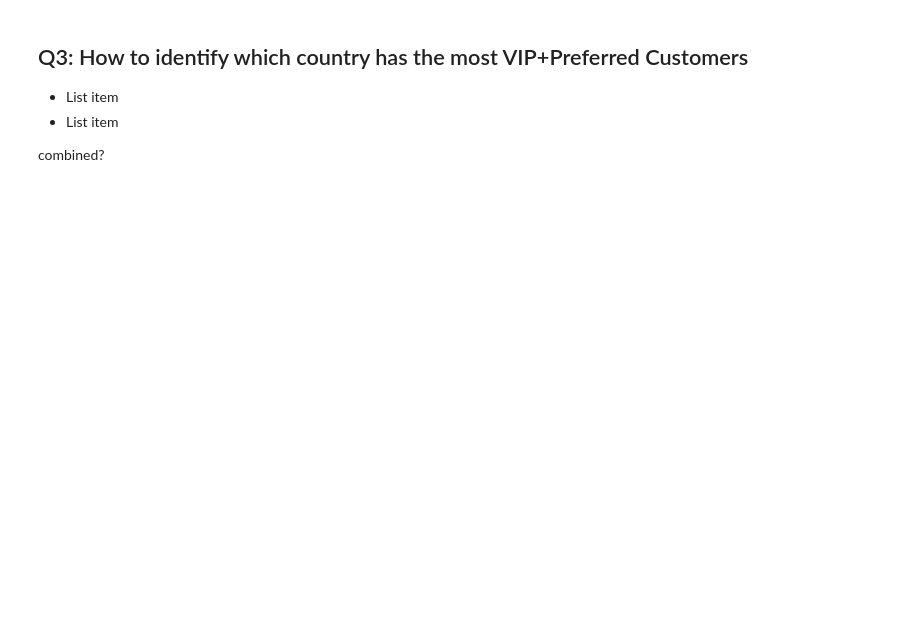
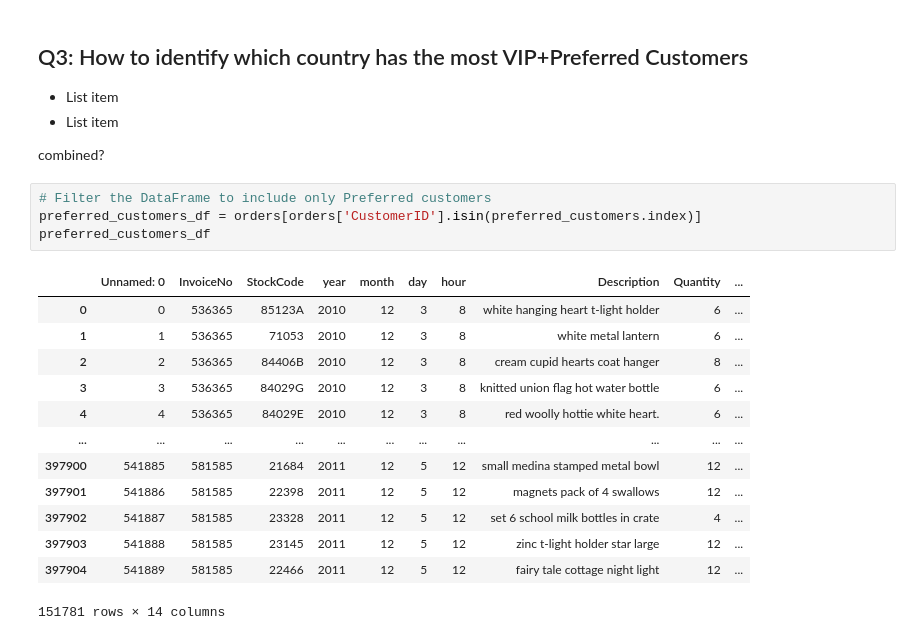
Before and after one commit to Enterausername357/lab-dataframe-calculations, a Jupyter notebook: your-code/challenge-3.ipynb, the cells around one changed output. Cells and saved outputs as stored; diff of their text form; blank space fills up the shorter version.

```diff
--- a/your-code/challenge-3.ipynb
+++ b/your-code/challenge-3.ipynb
@@ -105,3 +155,21 @@ A country with the most VIP customers is: United Kingdom with 177 customers
 *   List item
 
 combined?
+# %%
+# Filter the DataFrame to include only Preferred customers
+preferred_customers_df = orders[orders['CustomerID'].isin(preferred_customers.index)]
+preferred_customers_df
+# %% [output]
+|  | Unnamed: 0 | InvoiceNo | StockCode | year | month | day | hour | Description | Quantity | ... |
+| 0 | 0 | 536365 | 85123A | 2010 | 12 | 3 | 8 | white hanging heart t-light holder | 6 | ... |
+| 1 | 1 | 536365 | 71053 | 2010 | 12 | 3 | 8 | white metal lantern | 6 | ... |
+| 2 | 2 | 536365 | 84406B | 2010 | 12 | 3 | 8 | cream cupid hearts coat hanger | 8 | ... |
+| 3 | 3 | 536365 | 84029G | 2010 | 12 | 3 | 8 | knitted union flag hot water bottle | 6 | ... |
+| 4 | 4 | 536365 | 84029E | 2010 | 12 | 3 | 8 | red woolly hottie white heart. | 6 | ... |
+| ... | ... | ... | ... | ... | ... | ... | ... | ... | ... | ... |
+| 397900 | 541885 | 581585 | 21684 | 2011 | 12 | 5 | 12 | small medina stamped metal bowl | 12 | ... |
+| 397901 | 541886 | 581585 | 22398 | 2011 | 12 | 5 | 12 | magnets pack of 4 swallows | 12 | ... |
+| 397902 | 541887 | 581585 | 23328 | 2011 | 12 | 5 | 12 | set 6 school milk bottles in crate | 4 | ... |
+| 397903 | 541888 | 581585 | 23145 | 2011 | 12 | 5 | 12 | zinc t-light holder star large | 12 | ... |
+| 397904 | 541889 | 581585 | 22466 | 2011 | 12 | 5 | 12 | fairy tale cottage night light | 12 | ... |
+151781 rows × 14 columns
```
Also changed, not shown: parts of 11 cells of this notebook, 1 other file.
